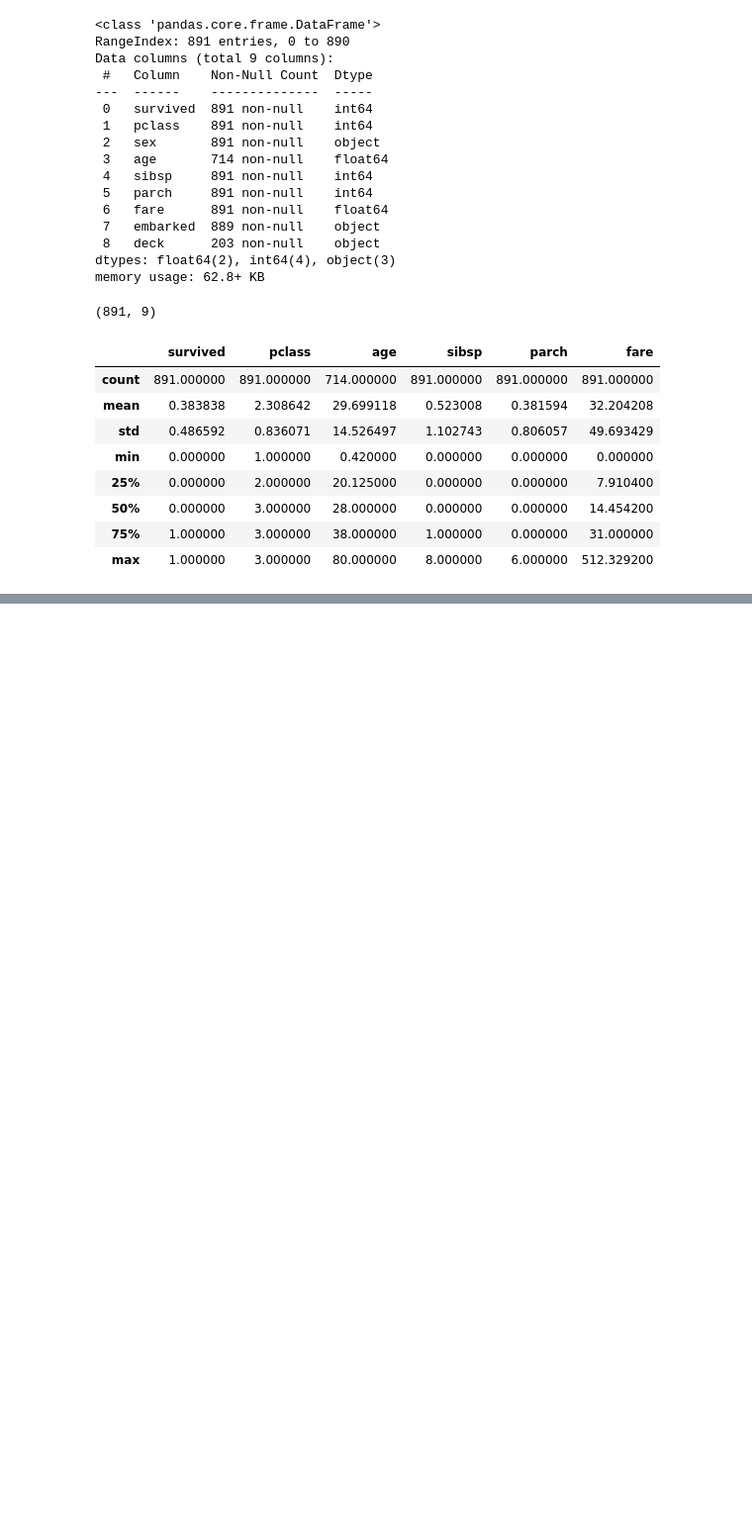
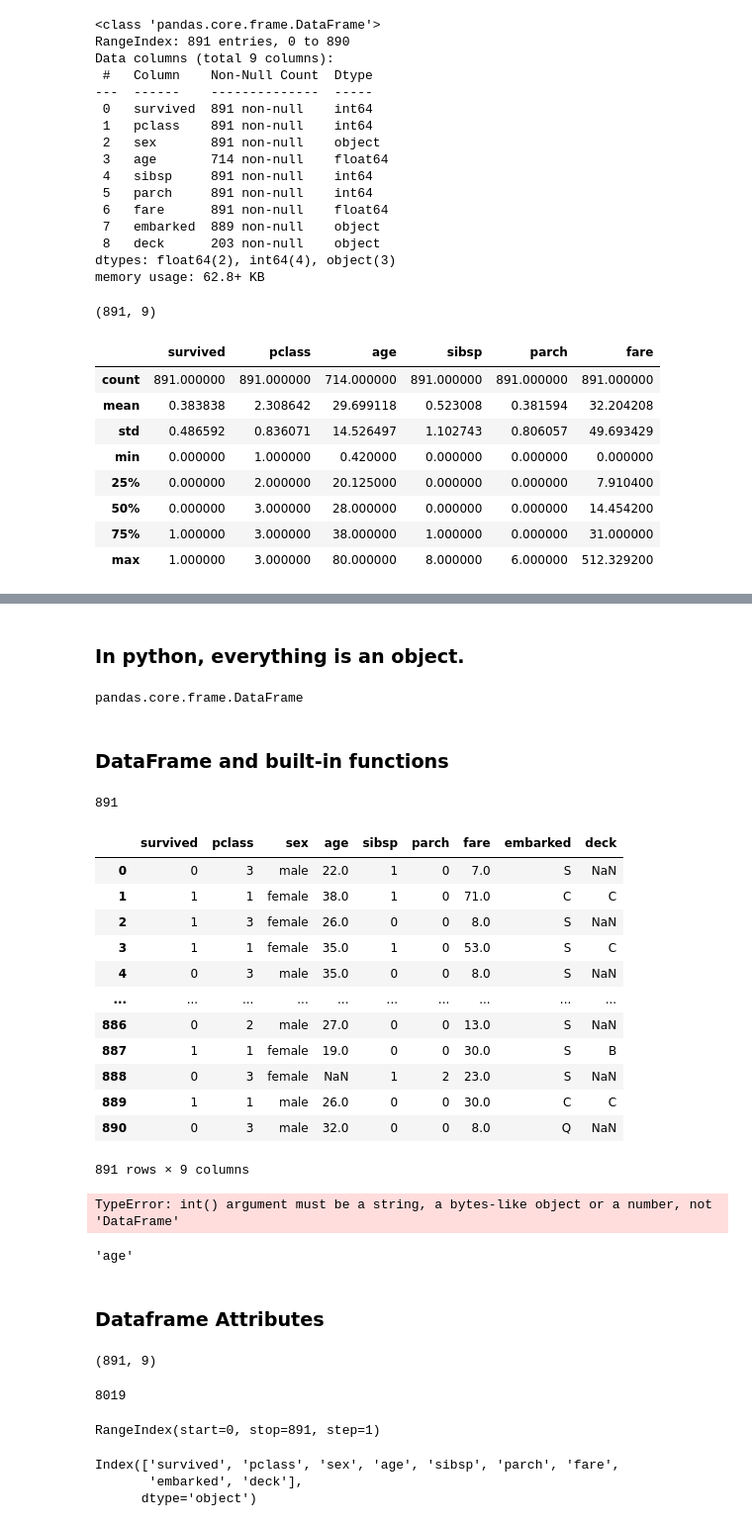
Before and after one commit to satenderlamba/Data-Science-with-Pandas, a Jupyter notebook: 1. Building Blocks/Pandas Basics (DataFrame Basics I)/Dataframe Basics 1.ipynb, the cells around one changed output, grey strips where cells are left out. Shown: that part at 99% size. Drawn from its saved outputs; the diff is of its cells as text; code cells hidden in the pictures; blank space fills up the shorter version.

Commit message:
DataFrame Built-in functions, attributes and methods

```diff
--- a/1. Building Blocks/Pandas Basics (DataFrame Basics I)/Dataframe Basics 1.ipynb
+++ b/1. Building Blocks/Pandas Basics (DataFrame Basics I)/Dataframe Basics 1.ipynb
@@ -108,0 +116,2 @@ titanic.describe()
+# %%
+titanic = pd.read_csv("titanic.csv")
@@ -108,0 +127,56 @@ titanic.describe()
+# %% [markdown]
+### In python, everything is an object.
+# %%
+type(titanic) #titanic tabular data is of dtype dataframe, or it's an instance of class pandas.dataframe
+# %% [output]
+pandas.core.frame.DataFrame
+# %% [markdown]
+### DataFrame and built-in functions
+# %%
+len(titanic)  #python built in function "len" also works on this
+# %% [output]
+891
+# %%
+round(titanic, 0) #each float will be rounded to zero digits
+# %% [output]
+|  | survived | pclass | sex | age | sibsp | parch | fare | embarked | deck |
+| 0 | 0 | 3 | male | 22.0 | 1 | 0 | 7.0 | S | NaN |
+| 1 | 1 | 1 | female | 38.0 | 1 | 0 | 71.0 | C | C |
+| 2 | 1 | 3 | female | 26.0 | 0 | 0 | 8.0 | S | NaN |
+| 3 | 1 | 1 | female | 35.0 | 1 | 0 | 53.0 | S | C |
+| 4 | 0 | 3 | male | 35.0 | 0 | 0 | 8.0 | S | NaN |
+| ... | ... | ... | ... | ... | ... | ... | ... | ... | ... |
+| 886 | 0 | 2 | male | 27.0 | 0 | 0 | 13.0 | S | NaN |
+| 887 | 1 | 1 | female | 19.0 | 0 | 0 | 30.0 | S | B |
+| 888 | 0 | 3 | female | NaN | 1 | 2 | 23.0 | S | NaN |
+| 889 | 1 | 1 | male | 26.0 | 0 | 0 | 30.0 | C | C |
+| 890 | 0 | 3 | male | 32.0 | 0 | 0 | 8.0 | Q | NaN |
+891 rows × 9 columns
+# %%
+int(titanic)  #doesn't work
+# %% [output]
+TypeError: int() argument must be a string, a bytes-like object or a number, not 'DataFrame'
+# %%
+min(titanic)  #returns minimum column label, we don't need that
+# %% [output]
+'age'
+# %% [markdown]
+### Dataframe Attributes
+# %%
+titanic.shape  #returns rows and columns
+# %% [output]
+(891, 9)
+# %%
+titanic.size  #total elements
+# %% [output]
+8019
+# %%
+titanic.index #index labels
+# %% [output]
+RangeIndex(start=0, stop=891, step=1)
+# %%
+titanic.columns #column labels
+# %% [output]
+Index(['survived', 'pclass', 'sex', 'age', 'sibsp', 'parch', 'fare',
+       'embarked', 'deck'],
+      dtype='object')
```
Also changed, not shown: parts of 8 cells of this notebook.
